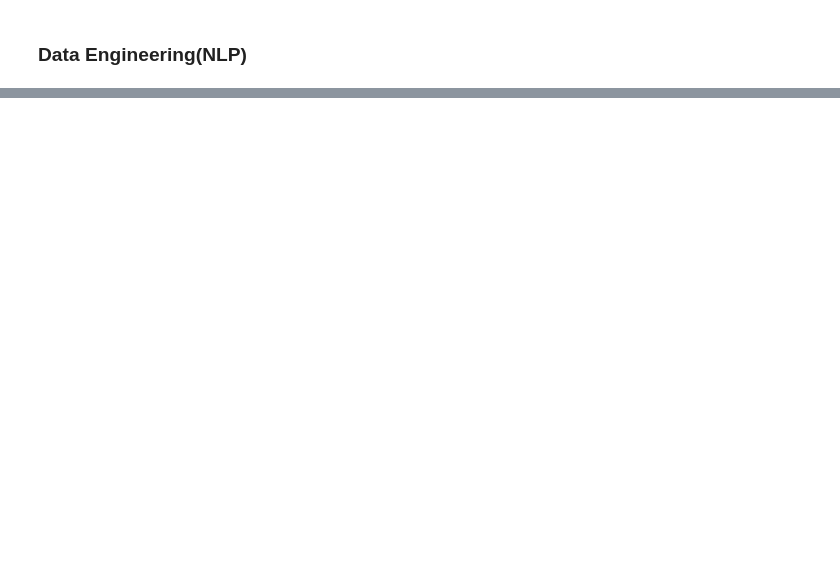
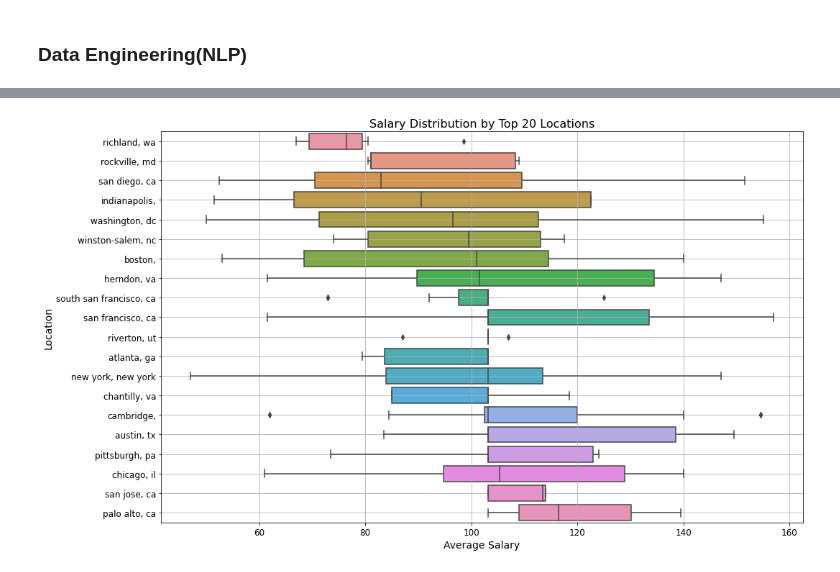
Before and after one commit to Kilavuka/DSC-Phase-5-Capstone-Project, a Jupyter notebook: notebook.ipynb, the cells around one changed output, grey strips where cells are left out. Drawn from its saved outputs; the diff is of its cells as text; code cells hidden in the pictures; blank space fills up the shorter version.

```diff
--- a/notebook.ipynb
+++ b/notebook.ipynb
@@ -421,0 +348,14 @@ df[['JD_tokens','Industry_tokens','Sector_tokens','Location_tokens']].head()
+# %%
+top_locations = df['Location'].value_counts().head(20).index
+filtered_df = df[df['Location'].isin(top_locations)]
+plt.figure(figsize=(16, 10))
+sns.boxplot(y='Location', x='Average Salary', data=filtered_df, order=filtered_df.groupby('Location')['Average Salary'].median().sort_values().index)
+plt.title('Salary Distribution by Top 20 Locations', fontsize=16)
+plt.xlabel('Average Salary', fontsize=14)
+plt.ylabel('Location', fontsize=14)
+plt.xticks(fontsize=12)
+plt.yticks(fontsize=12)
+plt.grid(True)
+plt.show()
+# %% [output]
+[figure, added]
```
Also changed, not shown: parts of 43 cells of this notebook, 4 other files.
